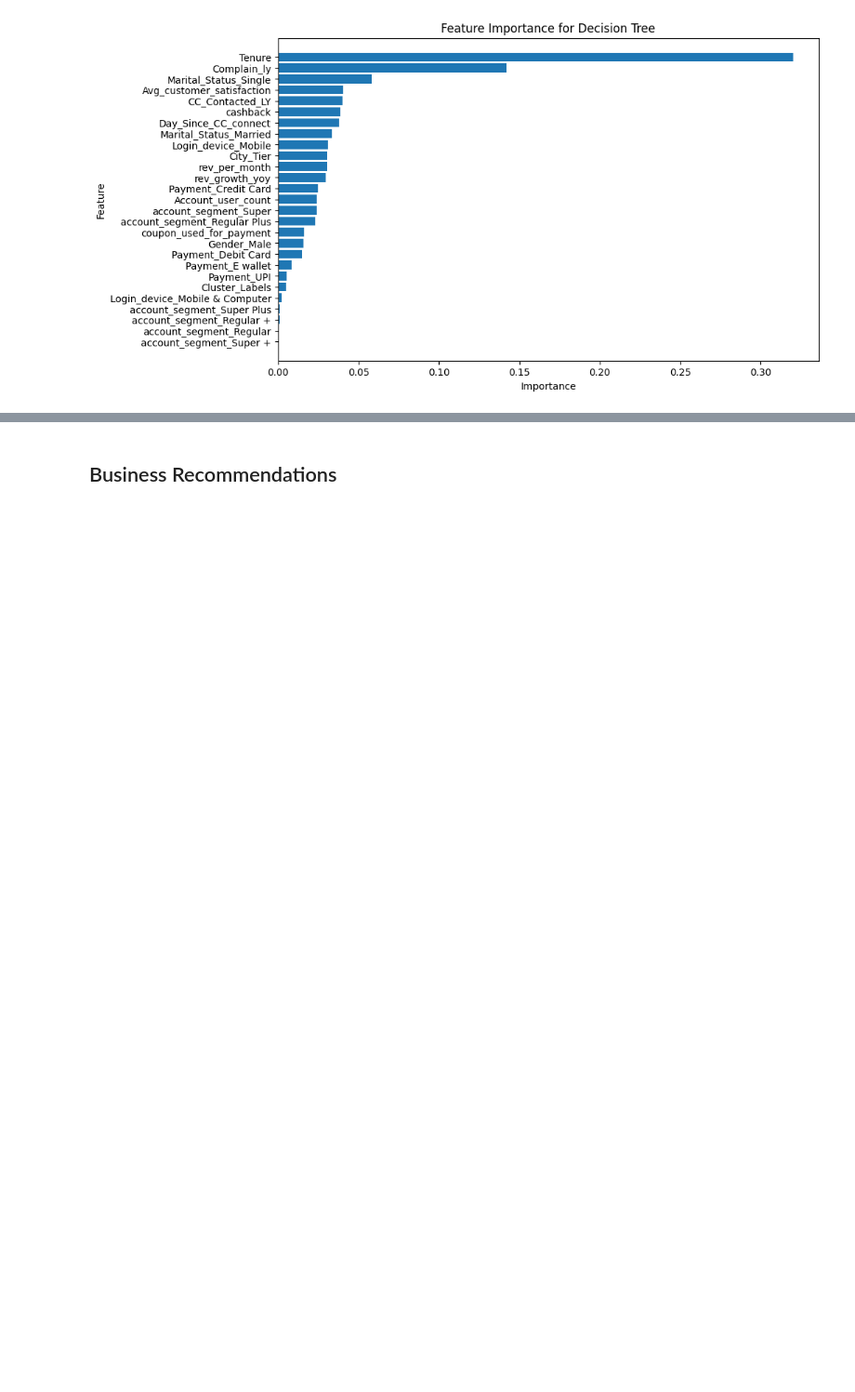
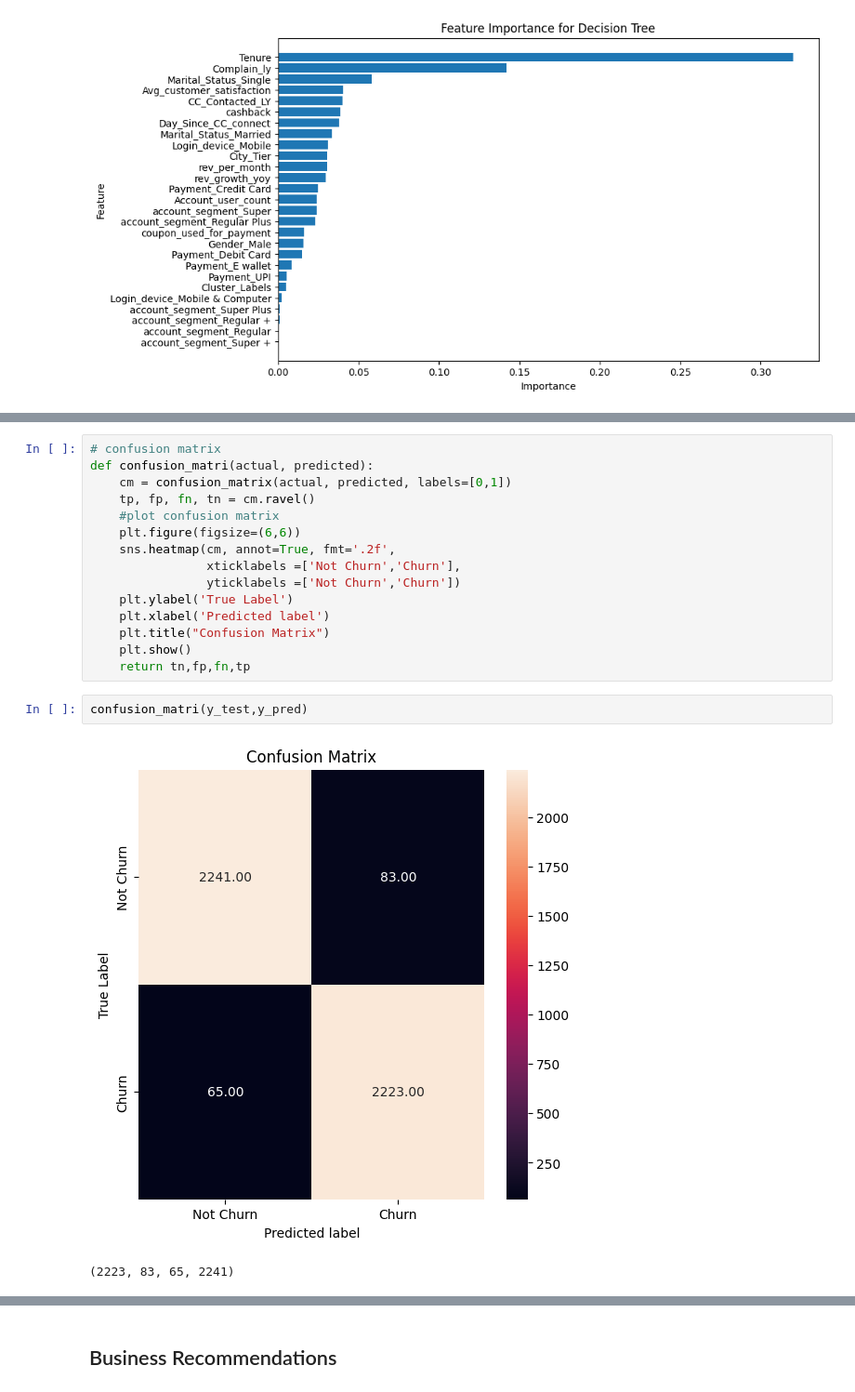
Before and after one commit to avikumart/Customer-Churn-Prediction, a Jupyter notebook: customer-churn-prediction-modeling.ipynb, the cells around one changed output, grey strips where cells are left out. Shown at 93% size. Drawn from its saved outputs; the diff is of its cells as text; blank space fills up the shorter version.

```diff
--- a/customer-churn-prediction-modeling.ipynb
+++ b/customer-churn-prediction-modeling.ipynb
@@ -1116,0 +1136,20 @@ plt.show()
+# %%
+# confusion matrix
+def confusion_matri(actual, predicted):
+    cm = confusion_matrix(actual, predicted, labels=[0,1])
+    tp, fp, fn, tn = cm.ravel()
+    #plot confusion matrix
+    plt.figure(figsize=(6,6))
+    sns.heatmap(cm, annot=True, fmt='.2f',
+                xticklabels =['Not Churn','Churn'],
+                yticklabels =['Not Churn','Churn'])
+    plt.ylabel('True Label')
+    plt.xlabel('Predicted label')
+    plt.title("Confusion Matrix")
+    plt.show()
+    return tn,fp,fn,tp
+# %%
+confusion_matri(y_test,y_pred)
+# %% [output]
+[figure, added]
+(2223, 83, 65, 2241)
```
Also changed, not shown: parts of 21 cells of this notebook.
